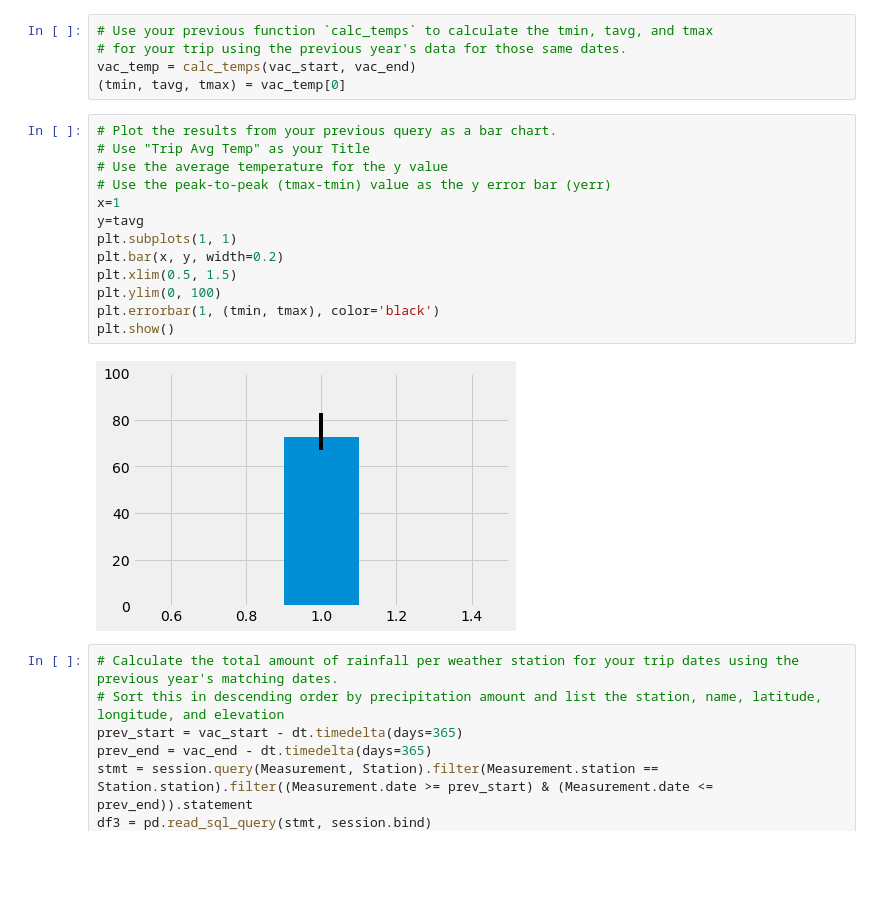
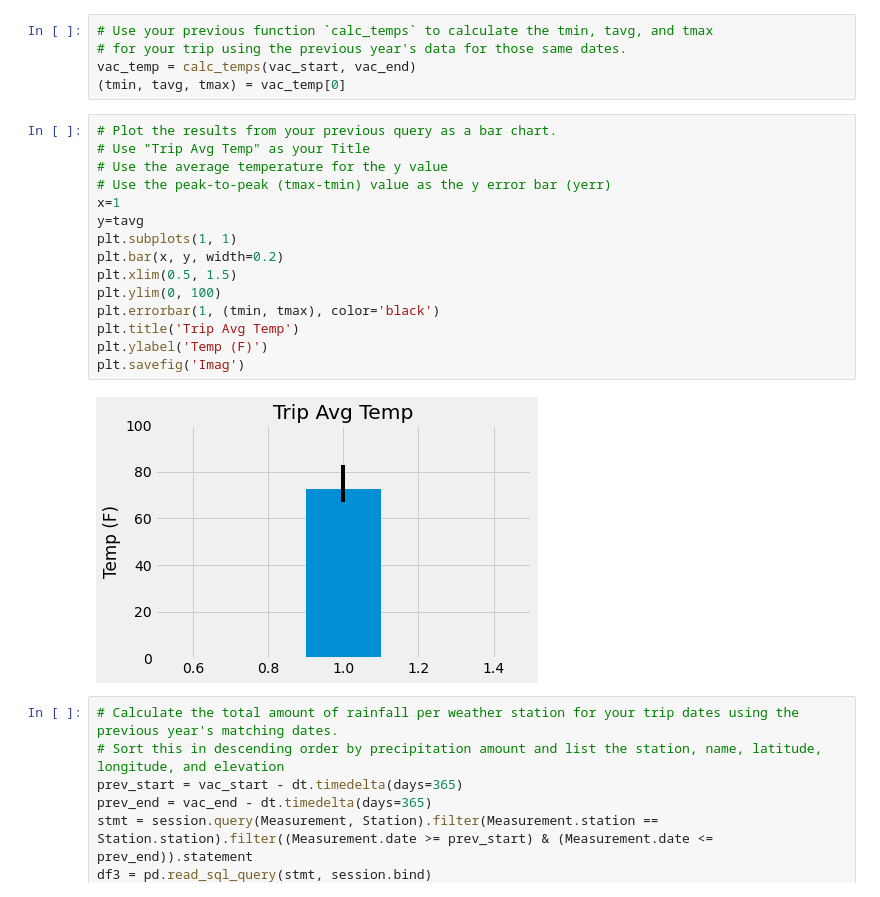
Before and after one commit to littleprincecurry/sqlalchemy-challenge, a Jupyter notebook: climate_starter.ipynb, the cells around one changed output. Cells and saved outputs as stored; diff of their text form; blank space fills up the shorter version.

```diff
--- a/climate_starter.ipynb
+++ b/climate_starter.ipynb
@@ -211,18 +212,20 @@ vac_temp = calc_temps(vac_start, vac_end)
 # %%
 # Plot the results from your previous query as a bar chart.
 # Use "Trip Avg Temp" as your Title
 # Use the average temperature for the y value
 # Use the peak-to-peak (tmax-tmin) value as the y error bar (yerr)
 x=1
 y=tavg
 plt.subplots(1, 1)
 plt.bar(x, y, width=0.2)
 plt.xlim(0.5, 1.5)
 plt.ylim(0, 100)
 plt.errorbar(1, (tmin, tmax), color='black')
-plt.show()
+plt.title('Trip Avg Temp')
+plt.ylabel('Temp (F)')
+plt.savefig('Imag')
 # %% [output]
-[figure, old version]
+[figure, new version]
 # %%
 # Calculate the total amount of rainfall per weather station for your trip dates using the previous year's matching dates.
 # Sort this in descending order by precipitation amount and list the station, name, latitude, longitude, and elevation
```
Also changed, not shown: parts of 2 cells of this notebook, 4 other files.
